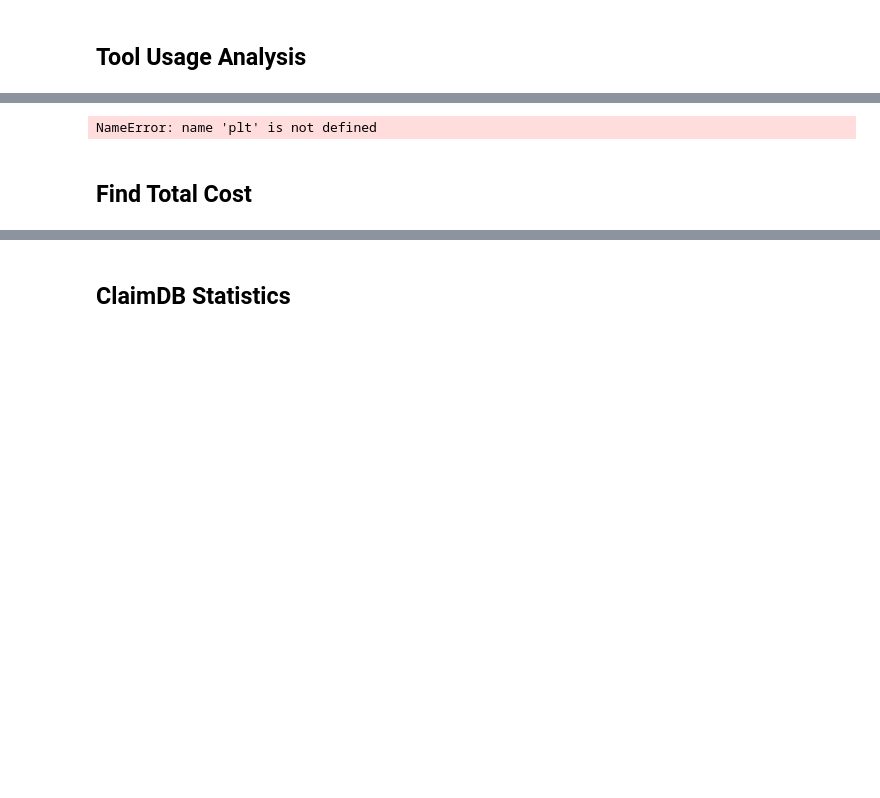
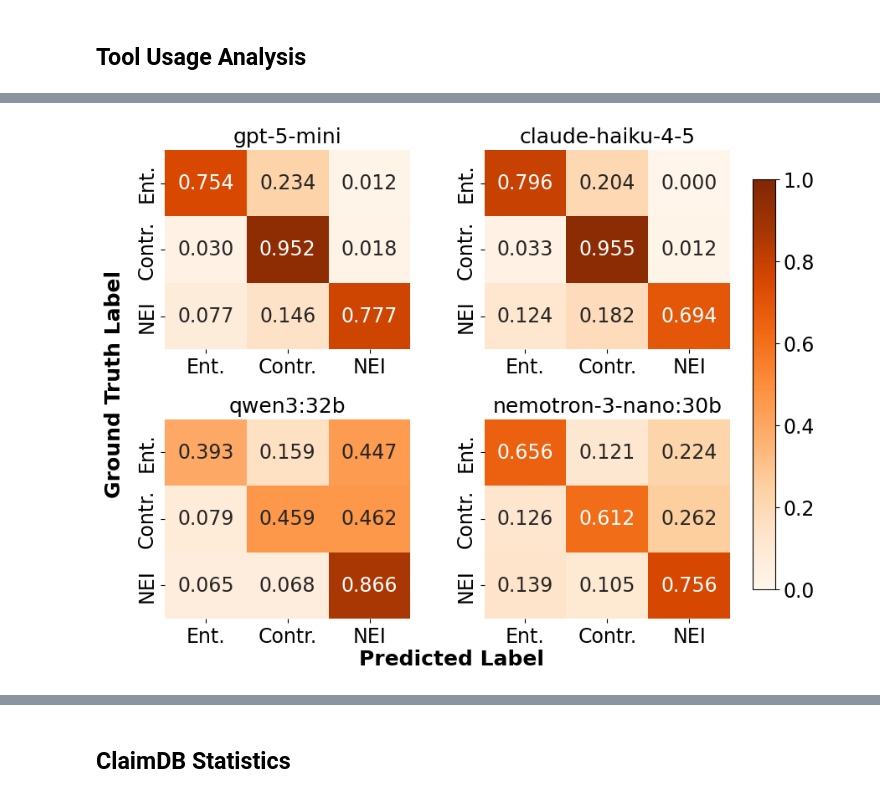
Before and after one commit to claimdb/claimdb, a Jupyter notebook: nbs/08_visualize.ipynb, the cells around one changed output, grey strips where cells are left out. Cells and saved outputs as stored; diff of their text form; code cells hidden in the pictures; blank space fills up the shorter version.

```diff
--- a/nbs/08_visualize.ipynb
+++ b/nbs/08_visualize.ipynb
@@ -761,40 +1098,0 @@ plt.show()
-# %%
-# 1x2 grid of tool call histograms for selected models
-fig, axes = plt.subplots(1, 2, figsize=(9, 3.5))
-
-selected_models = ['gpt-5-mini', 'qwen3-coder:30b']
-bins = np.arange(0, 22) - 0.5  # 0-20 with 21 bins, centered on integers
-
-# Find global y-max for consistent scale
-y_max = 0
-for model_name in selected_models:
-    model_data = df_open[df_open['model'] == model_name]['tool_calls']
-    counts, _ = np.histogram(model_data, bins=bins)
-    y_max = max(y_max, counts.max())
-
-for idx, model_name in enumerate(selected_models):
-    ax = axes[idx]
-    model_data = df_open[df_open['model'] == model_name]['tool_calls']
-
-    ax.hist(model_data, bins=bins, edgecolor='black', linewidth=0.5, color='steelblue')
-    ax.set_title(model_name, fontsize=18, fontweight='light')
-    ax.set_xlim(-0.5, 20.5)
-    ax.set_ylim(0, y_max * 1.1)  # Set same y-limit for both
-    ax.set_xticks([0, 5, 10, 15, 20])
-    ax.tick_params(labelsize=17)
-    ax.grid(True, alpha=0.3, linestyle='--', linewidth=0.5)
-
-    # Add mean line
-    mean_val = model_data.mean()
-    ax.axvline(mean_val, color='red', linestyle='--', linewidth=2, label=f'μ={mean_val:.1f}')
-    ax.legend(fontsize=18, loc='upper right')
-
-# Common labels
-fig.text(0.5, 0.02, 'Number of Tool Calls', fontweight='bold', ha='center', fontsize=18)
-fig.text(0.02, 0.5, 'Count of Claims', va='center', rotation='vertical', fontweight='bold', fontsize=18)
-
-# Adjust layout manually
-fig.subplots_adjust(left=0.11, right=0.95, top=0.9, bottom=0.19, wspace=0.3)
-
-plt.savefig(config.paper_plots_dir / 'tool_calls_selected.pdf', bbox_inches='tight')
-plt.show()
@@ -865,7 +1161,7 @@ plt.show()
 fig, axes = plt.subplots(2, 2, figsize=(9, 7))
 axes = axes.flatten()
 
-selected_models = ['gpt-5-mini', 'claude-haiku-4-5', 'qwen3:32b', 'nemotron-3-nano']
+selected_models = ['gpt-5-mini', 'claude-haiku-4-5', 'qwen3:32b', 'nemotron-3-nano:30b']
 labels = ["Ent.", "Contr.", "NEI"]  # Shortened for display
 
 for idx, model_name in enumerate(selected_models):
@@ -887,33 +1183,31 @@ for idx, model_name in enumerate(selected_models):
         cbar=False,  # Disable individual colorbars
         vmin=0,
         vmax=1,
         annot_kws={'fontsize': 17}
     )
 
     #ax.set_title(model_name, fontsize=12, fontweight='bold')
     ax.set_title(model_name, fontsize=18, fontweight='light')
     ax.set_xlabel('')
     ax.set_ylabel('')
     ax.tick_params(labelsize=17)
 
 # Common labels
 fig.text(0.48, 0.02, 'Predicted Label', fontweight='bold', ha='center', fontsize=18)
 fig.text(0.02, 0.5, 'Ground Truth Label', va='center', rotation='vertical', fontweight='bold', fontsize=18)
 #fig.suptitle('Confusion Matrices (Normalized)', fontsize=15, fontweight='bold', y=0.98)
 
 # Adjust layout manually to leave space for colorbar
 fig.subplots_adjust(left=0.1, right=0.85, top=0.9, bottom=0.1, wspace=0.3, hspace=0.35)
 
 # Add single shared colorbar on the right
 cbar_ax = fig.add_axes([0.88, 0.15, 0.03, 0.7])  # [left, bottom, width, height]
 sm = plt.cm.ScalarMappable(cmap='Oranges', norm=plt.Normalize(vmin=0, vmax=1))
 sm.set_array([])
 cbar = fig.colorbar(sm, cax=cbar_ax)
 cbar.ax.tick_params(labelsize=17)
 
 plt.savefig(config.paper_plots_dir / 'confusion_matrices_selected.pdf', bbox_inches='tight')
 plt.show()
 # %% [output]
-NameError: name 'plt' is not defined
+[figure, added]
-# %% [markdown]
-## Find Total Cost
```
Also changed, not shown: parts of 84 cells of this notebook, 44 other files.
